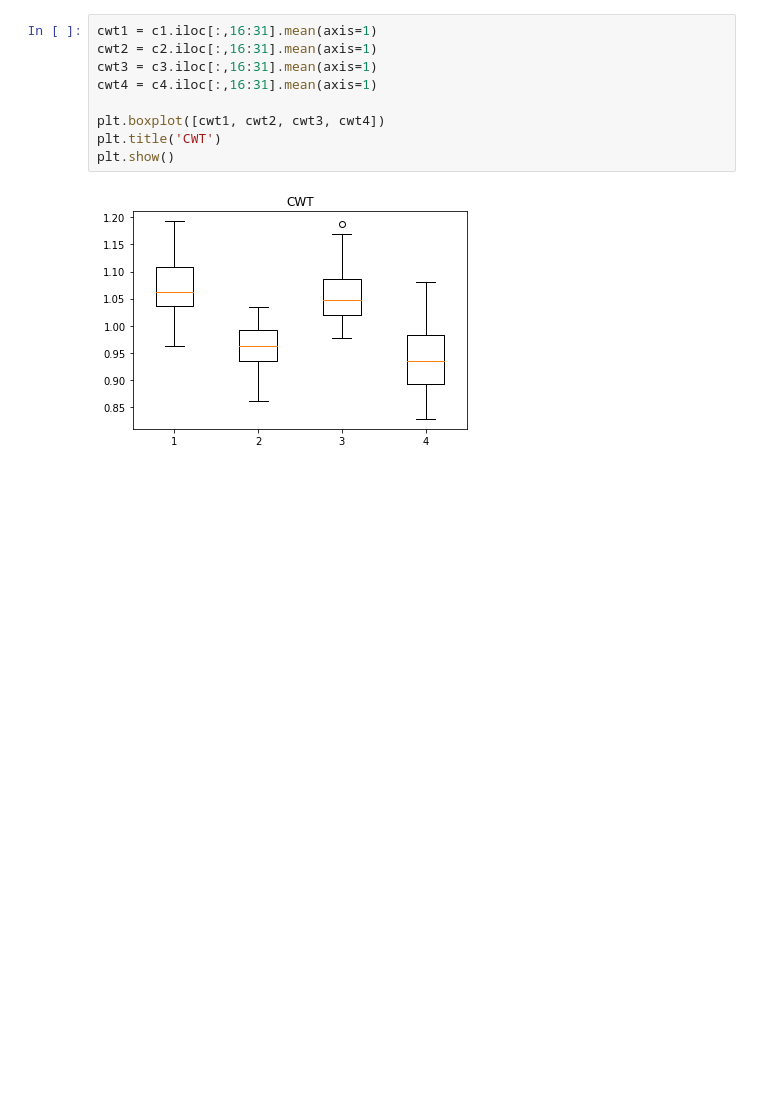
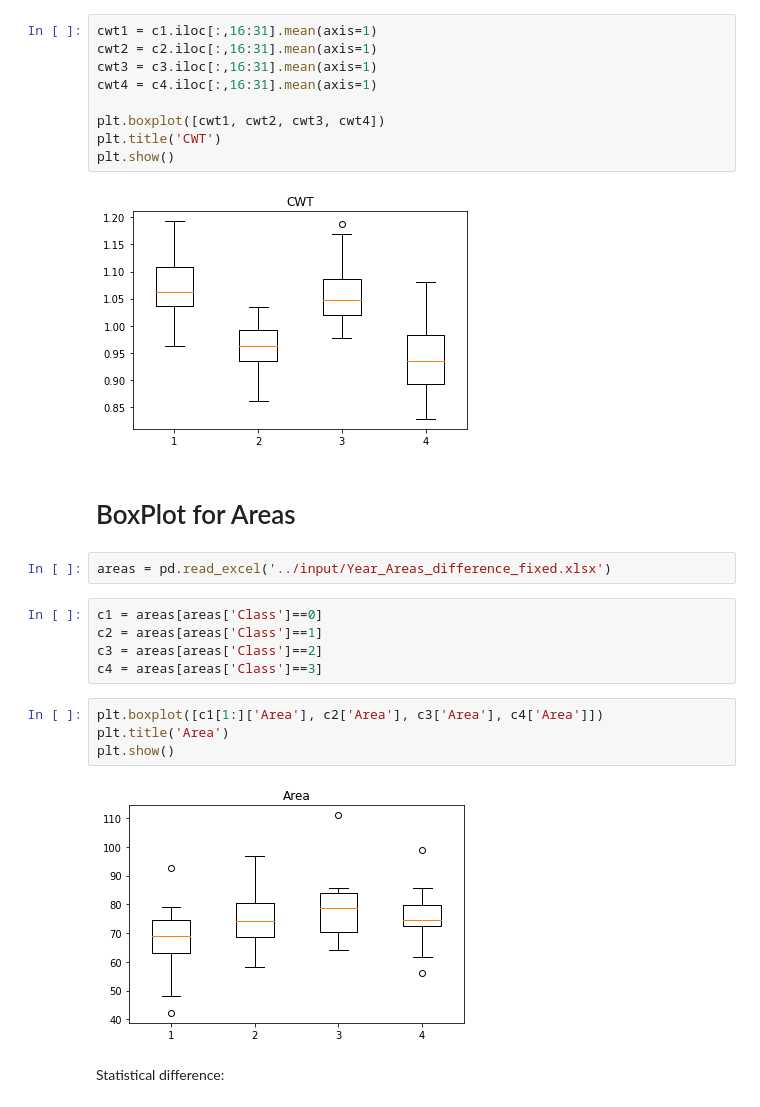
Before and after one commit to mikewellmeansme/TracheidClustering, a Jupyter notebook: notebooks/boxplot.ipynb, the cells around one changed output. Drawn from its saved outputs; the diff is of its cells as text; blank space fills up the shorter version.

Commit message:
add area boxplot

```diff
--- a/notebooks/boxplot.ipynb
+++ b/notebooks/boxplot.ipynb
@@ -46,3 +44,20 @@ plt.title('CWT')
 plt.show()
 # %% [output]
 [figure]
+# %% [markdown]
+# BoxPlot for Areas
+# %%
+areas = pd.read_excel('../input/Year_Areas_difference_fixed.xlsx')
+# %%
+c1 = areas[areas['Class']==0]
+c2 = areas[areas['Class']==1]
+c3 = areas[areas['Class']==2]
+c4 = areas[areas['Class']==3]
+# %%
+plt.boxplot([c1[1:]['Area'], c2['Area'], c3['Area'], c4['Area']])
+plt.title('Area')
+plt.show()
+# %% [output]
+[figure, added]
+# %% [markdown]
+Statistical difference:
```
Also changed, not shown: parts of 3 cells of this notebook, 2 other files.
